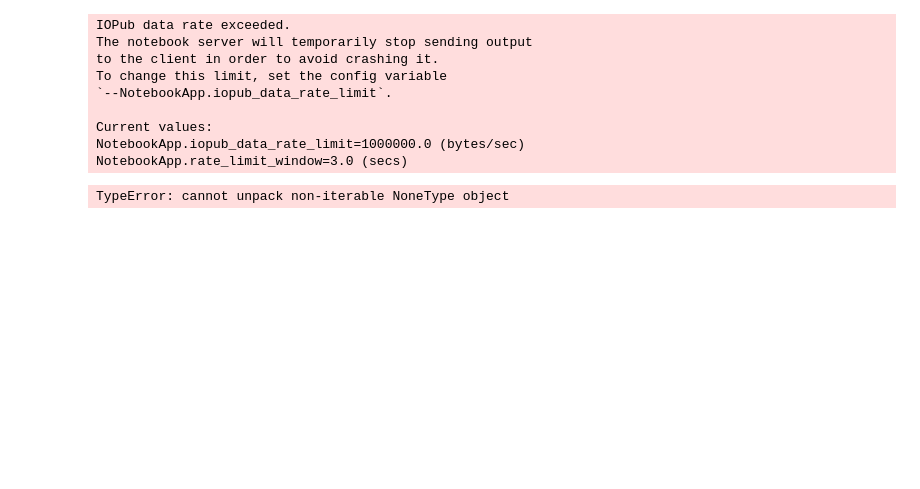
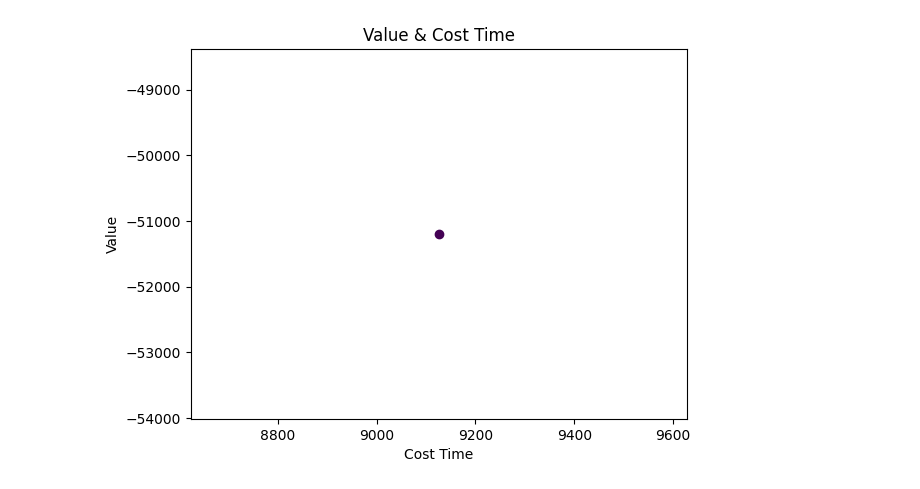
Before and after one commit to AlChangingWorld/1, a Jupyter notebook: Nature inspired/Ant_TTP.ipynb, the cells around one changed output. Drawn from its saved outputs; the diff is of its cells as text; code cells hidden in the pictures; blank space fills up the shorter version.

```diff
--- a/Nature inspired/Ant_TTP.ipynb
+++ b/Nature inspired/Ant_TTP.ipynb
@@ -166,8 +190,8 @@ def BuildCityItemsDict(city_number,items_section):
 
                 #Initialize the pheromone
                 item_pheromone = 1
-
-                temp = Item(item_number,item_value,item_weight,item_pheromone)
+                score=0
+                temp = Item(item_number,item_value,item_weight,item_pheromone,score)
                 every_item_in_city.append(temp)
 
         city_item_dict[i+1] = every_item_in_city
@@ -278,7 +313,7 @@ def CurrentSpeed(v_max,v_min,capacity_of_knapsack,current_weight):
 def UpdateBestSolution(best_solution, ant_solution):
 
     if best_solution==[]:
-
+        #print("first")
         best_solution.append(ant_solution)
 
     else:
@@ -303,10 +338,7 @@ def UpdateBestSolution(best_solution, ant_solution):
 
         for i in reversed(pop_list):
             best_solution.pop(i)
-
-
+            #print("pop")
         if add_sign==1:
-
+            #print("add")
             best_solution.append(ant_solution)
-
-    return best_solution
@@ -404,11 +569,12 @@ def ShowData(best_solution):
         temp_1 = best_solution[i].solution_value
         temp_2 = best_solution[i].solution_cost_time
         color = plt.cm.viridis(i / len(best_solution))
-        plt.scatter(temp_1, temp_2, color=color)
+        plt.scatter(temp_2, temp_1, color=color)
 
-    plt.title('Scatter Plot of Solution Value vs Solution Cost Time')
-    plt.xlabel('Solution Value')
-    plt.ylabel('Solution Cost Time')
+    plt.title('Value & Cost Time')
+    plt.xlabel('Cost Time')
+    plt.ylabel('Value')
+
 
     plt.show()
 # %%
@@ -434,7 +600,7 @@ import matplotlib.pyplot as plt
 #data_set_number = input("Please enter the data set number:")
 #ReadFile(data_set_number)
 
-txt_data= ReadFile(0) #----------test
+txt_data= ReadFile(1) #----------test
 
 city_number, number_of_items, capacity_of_knapsack, min_speed, max_speed, renting_ration, node_coord_section,\
 items_section = txt_data
@@ -443,22 +609,27 @@ distance_matrix = BuildDistanceMatrix(city_number,node_coord_section)
 
 city_items_dict = BuildCityItemsDict(city_number,items_section)
 
+items_list = BuildItemsList(items_section)
+
 #----------------------------------------Start ant colony-----------------------------
 
 ant_number=10
-iteration=1000
+iteration=50
 evaporation_rate=0.5
 alpha=1
 beta=2
 pheromone_max=0.5
 pheromone_min=0
+alpha_choose=0.5
+f_control= 1395
+
 
 ant_colony = AntColony(ant_number,iteration,alpha,beta,evaporation_rate,pheromone_max,\
-                       pheromone_min,city_number,number_of_items, capacity_of_knapsack, min_speed, max_speed,\
-                       renting_ration,distance_matrix,city_items_dict)
+                       pheromone_min,city_number,number_of_items,capacity_of_knapsack, min_speed, max_speed,\
+                       renting_ration,distance_matrix,city_items_dict,alpha_choose,f_control,items_list)
 
-best_solution = ant_colony.run()
-
+best_solution=ant_colony.run()
+print(len(best_solution))
 #show best solution
 ShowData(best_solution)
 # %% [output]
@@ -482,10 +653 @@ the 1 iteration 1 ant start
-IOPub data rate exceeded.
-The notebook server will temporarily stop sending output
-to the client in order to avoid crashing it.
-To change this limit, set the config variable
-`--NotebookApp.iopub_data_rate_limit`.
-
-Current values:
-NotebookApp.iopub_data_rate_limit=1000000.0 (bytes/sec)
-NotebookApp.rate_limit_window=3.0 (secs)
-TypeError: cannot unpack non-iterable NoneType object
+[figure, added]
```
Also changed, not shown: parts of 8 cells of this notebook, 1 other file.
